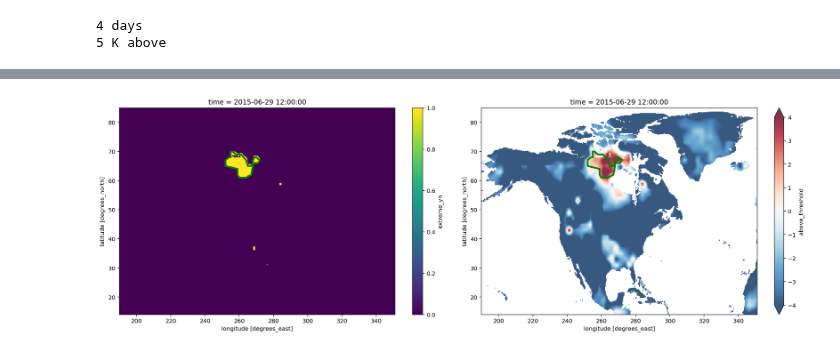
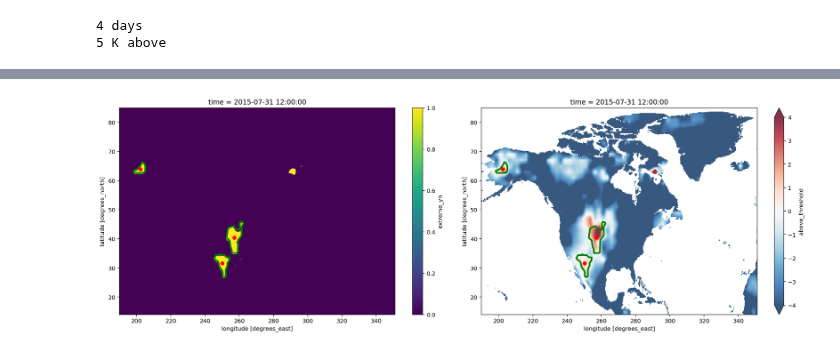
Before and after one commit to KorayKinik/heat-extremes-CMIP6, a Jupyter notebook: koray/bounding_contours.ipynb, the cells around one changed output, grey strips where cells are left out. Drawn from its saved outputs; the diff is of its cells as text; code cells hidden in the pictures.

Commit message:
wrapped contour properties into class properties

```diff
--- a/koray/bounding_contours.ipynb
+++ b/koray/bounding_contours.ipynb
@@ -136,9 +90,28 @@ class Contour():
     def __init__(self, cnt:np.array):
         self.contour = cnt
         self.area = cv2.contourArea(cnt)
-        self.smoothened = cv2.approxPolyDP(cnt, SMOOTH_RATIO*cv2.arcLength(cnt,True),True)
-        _proj = [(float(LONS[x]), float(LATS[y])) for (x,y) in self.smoothened.squeeze()]
-        self.projected = np.array(_proj).reshape((-1,1,2)).astype(np.int32)
+        self._smoothened = np.array([], dtype=np.int32)
+        self._projected = np.array([], dtype=np.float64)
+        self._center = ()
+
+    @property
+    def smoothened(self):
+        cnt = self.contour
+        arc = SMOOTH_RATIO*cv2.arcLength(cnt,True)
+        return cv2.approxPolyDP(cnt,arc,True)
+
+    @property
+    def projected(self):
+        squeezed = self.smoothened.squeeze()
+        proj = [(float(LONS[x]), float(LATS[y])) for (x,y) in squeezed]
+        return np.array(proj).reshape((-1,1,2))
+
+    @property
+    def center(self):
+        M = cv2.moments(self.contour)
+        cX = int(M["m10"] / M["m00"])
+        cY = int(M["m01"] / M["m00"])
+        return (float(LONS[cX]), float(LATS[cY]))
 
     def overlaps(self, obj2:object) -> bool:
         """Check if two contour objects overlap."""
@@ -167,34 +140,35 @@ dr = pd.DatetimeIndex(ds['time'].dt.floor('D').values.astype('str'))
 
 # create plot(s)
 fig, (ax1, ax2) = plt.subplots(1,2, figsize=(18,6))
 
 # select the day to plot
-idx = 179
+idx = 211
 
 day = dr[idx].strftime("%Y-%m-%d")
 tasmax = ds['tasmax'].sel(time=day)
 tdiff = ds['above_threshold'].sel(time=day)
 extreme = ds['extreme_yn'].sel(time=day)
 
 im1 = extreme.squeeze().plot.imshow(ax=ax1)
 im2 = tdiff.squeeze().plot.imshow(ax=ax2, cmap='RdBu_r', vmin=4, vmax=-4, alpha=0.8)
 
 # find bounding contours
 arr2d = extreme.values[0]
 contours = find_contours(arr2d, extend=False)
 contours = [Contour(c) for c in contours]
 contours = [c for c in contours if c.area>150]
-contours = [c.projected.squeeze() for c in contours]
 
 # add these patches on the plot(s)
-patches = [Polygon(c, True) for c in contours]
+patches = [Polygon(c.projected.squeeze(), True) for c in contours]
 
 args = dict(edgecolors=("g",), linewidths=(3,), facecolor="none",)
 p = PatchCollection(patches, **args)
 ax1.add_collection(p)
+[ax1.scatter(x=c.center[0], y=c.center[1], c='r') for c in contours]
 p = PatchCollection(patches, **args)
 ax2.add_collection(p)
+[ax2.scatter(x=c.center[0], y=c.center[1], c='r') for c in contours]
 
 fig.tight_layout()
 # %% [output]
-[figure, old version]
+[figure, new version]
```
Also changed, not shown: parts of 1 cell of this notebook.
